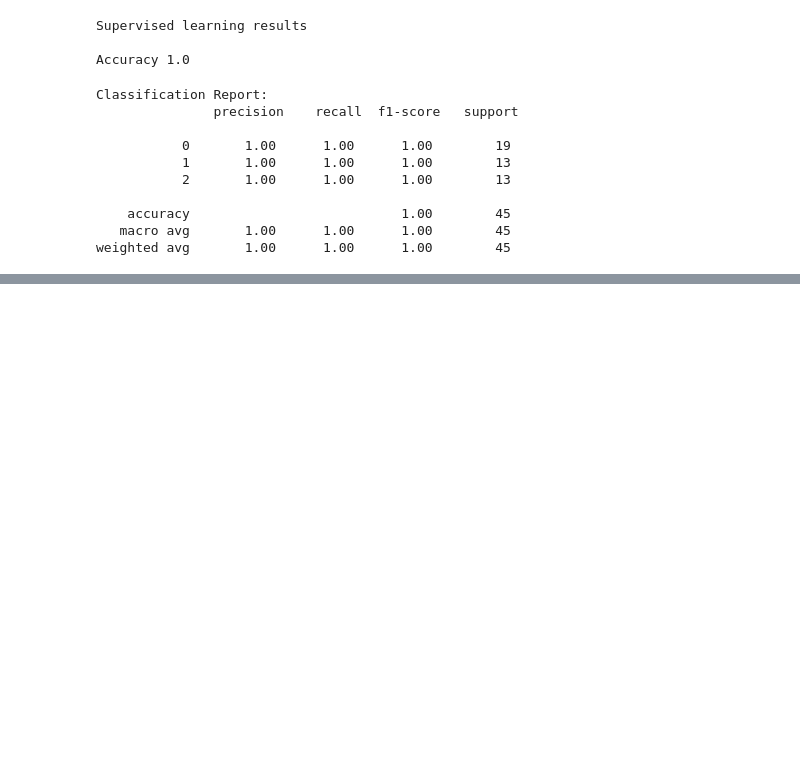
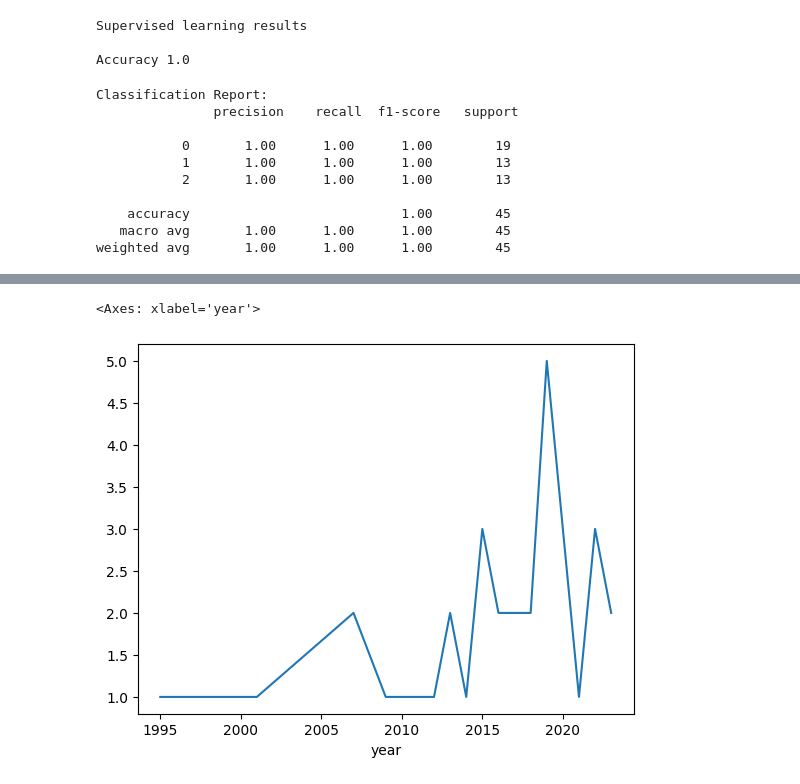
Before and after one commit to saizen7/Python-with-Data-science, a Jupyter notebook: ML.day17.ipynb, the cells around one changed output, grey strips where cells are left out. Saved outputs shown, nothing was run; the diff lists cells and outputs as text; code cells hidden in the pictures; blank space fills up the shorter version.

```diff
--- a/ML.day17.ipynb
+++ b/ML.day17.ipynb
@@ -240,0 +366,7 @@ weighted avg       1.00      1.00      1.00        45
+# %%
+#movies per year
+plt.figure()
+movies['year'].value_counts().sort_index().plot()
+# %% [output]
+<Axes: xlabel='year'>
+[figure, added]
```
Also changed, not shown: parts of 14 cells of this notebook, 2 other files.
